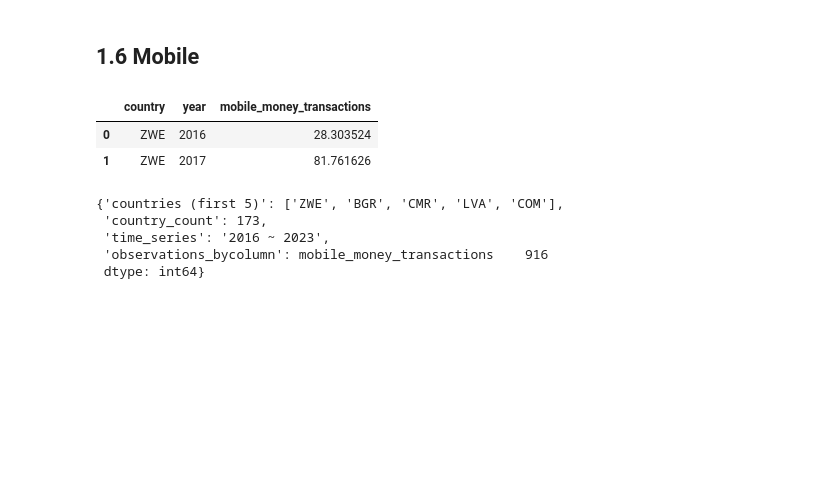
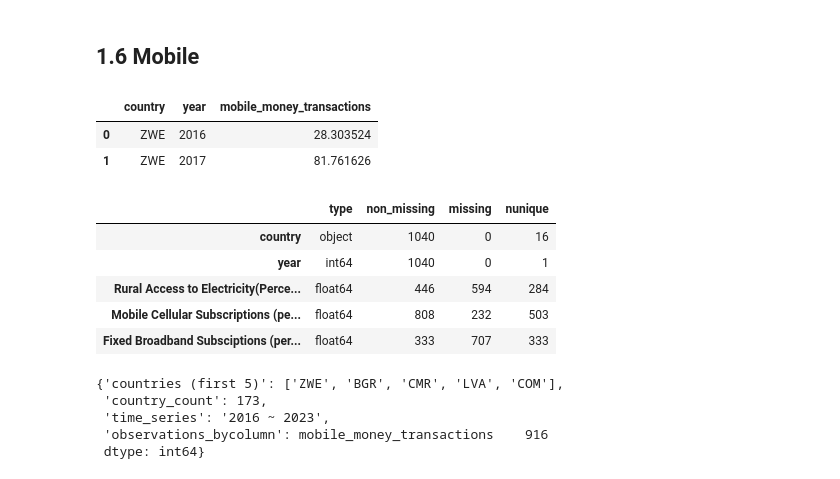
Before and after one commit to Graspp-25-Spring/graspp_2025s_fintech, a Jupyter notebook: notebooks/Milestone_2.ipynb, the cells around one changed output. Drawn from its saved outputs; the diff is of its cells as text; code cells hidden in the pictures; blank space fills up the shorter version.

```diff
--- a/notebooks/Milestone_2.ipynb
+++ b/notebooks/Milestone_2.ipynb
@@ -155,6 +155,23 @@ df_mobile.head(2)
 |  | country | year | mobile_money_transactions |
 | 0 | ZWE | 2016 | 28.303524 |
 | 1 | ZWE | 2017 | 81.761626 |
+# %%
+def make_summary(df):
+    return pd.DataFrame({
+        'type': df.dtypes,
+        'non_missing': df.notna().sum(),
+        'missing': df.isna().sum(),
+        'nunique': df.nunique()
+    })
+
+make_summary(df_access)
+# %% [output]
+|  | type | non_missing | missing | nunique |
+| country | object | 1040 | 0 | 16 |
+| year | int64 | 1040 | 0 | 1 |
+| Rural Access to Electricity(Perce... | float64 | 446 | 594 | 284 |
+| Mobile Cellular Subscriptions (pe... | float64 | 808 | 232 | 503 |
+| Fixed Broadband Subsciptions (per... | float64 | 333 | 707 | 333 |
 # %%
 basic_stats(df_mobile)
 # %% [output]
```
Also changed, not shown: parts of 1 cell of this notebook.
